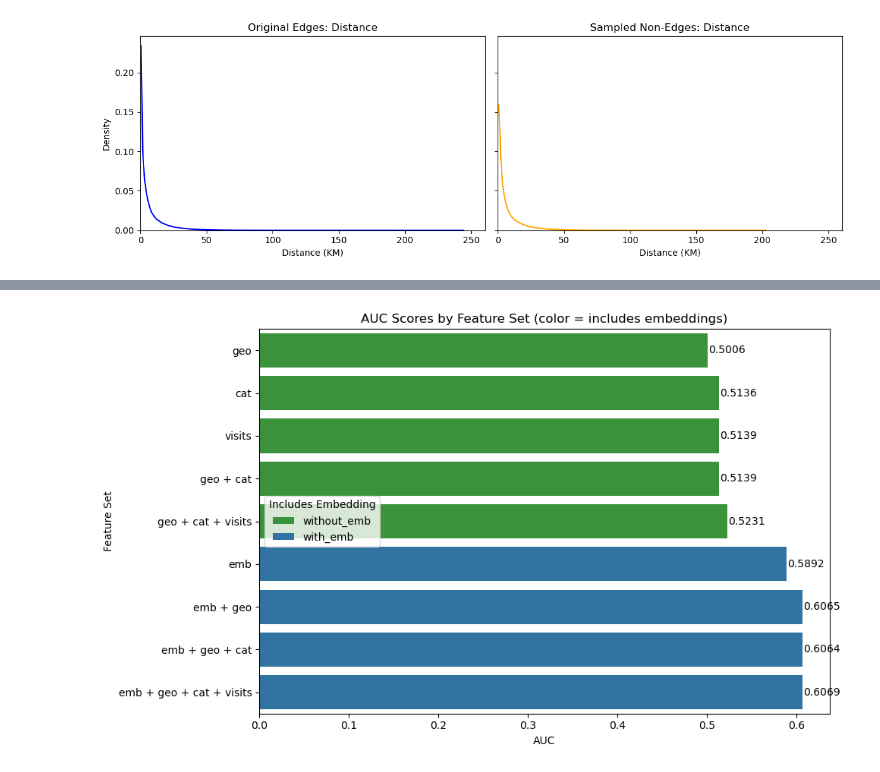
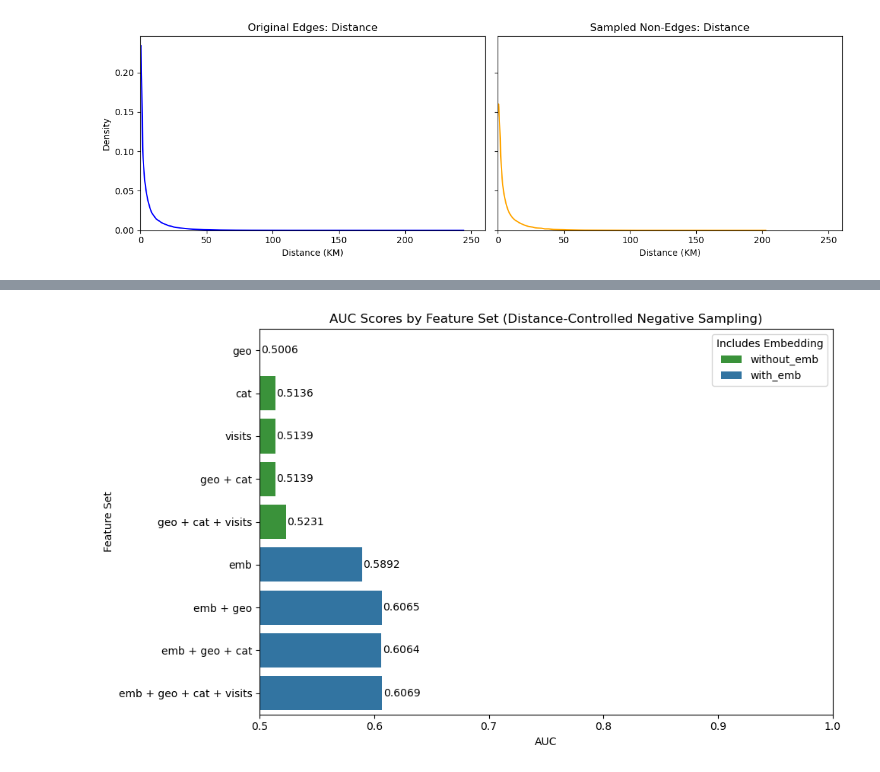
Before and after one commit to caleb-chandler/dependency-link-prediction, a Jupyter notebook: analysis.ipynb, the cells around one changed output, grey strips where cells are left out. Cells and saved outputs as stored; diff of their text form; code cells hidden in the pictures.

Commit message:
checkpoint before changing plot

```diff
--- a/analysis.ipynb
+++ b/analysis.ipynb
@@ -834,15 +833,16 @@ Training matrix: 1015866 samples x 132 features
 # %%
 # AUC bar plot color-coded by embedding inclusion
 plt.figure(figsize=(10, 6))
 sns.barplot(data=df_results, x='AUC', y='Features', hue='Includes_Emb', dodge=False, palette={'with_emb':'tab:blue','without_emb':'tab:green'})
-plt.title('AUC Scores by Feature Set (color = includes embeddings)')
+plt.title('AUC Scores by Feature Set (Distance-Controlled Negative Sampling)')
 plt.xlabel('AUC')
 plt.ylabel('Feature Set')
+plt.xlim(left=0.5, right=1)
 for i, value in enumerate(df_results['AUC']):
     plt.text(value + 0.001, i, f"{value:.4f}", va='center')
 plt.legend(title='Includes Embedding')
 plt.tight_layout()
 plt.savefig('data/undir_trials/imgs/auc_by_feature_barplot.png')
 plt.show()
 # %% [output]
-[figure, old version]
+[figure, new version]
```
Also changed, not shown: parts of 1 cell of this notebook, 2 other files.
